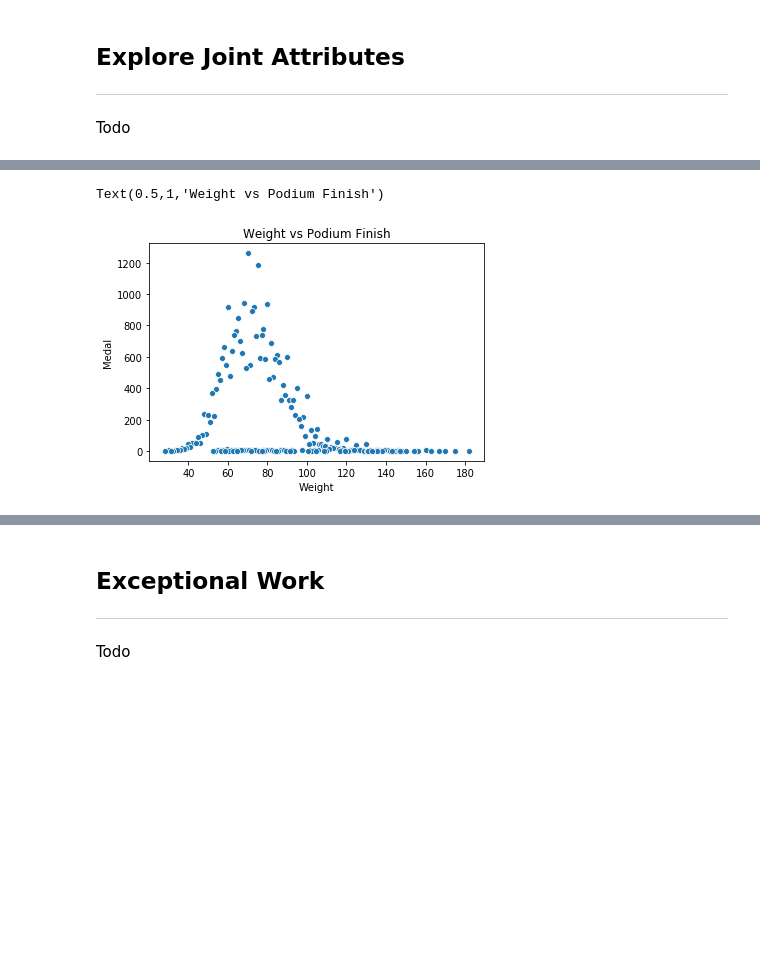
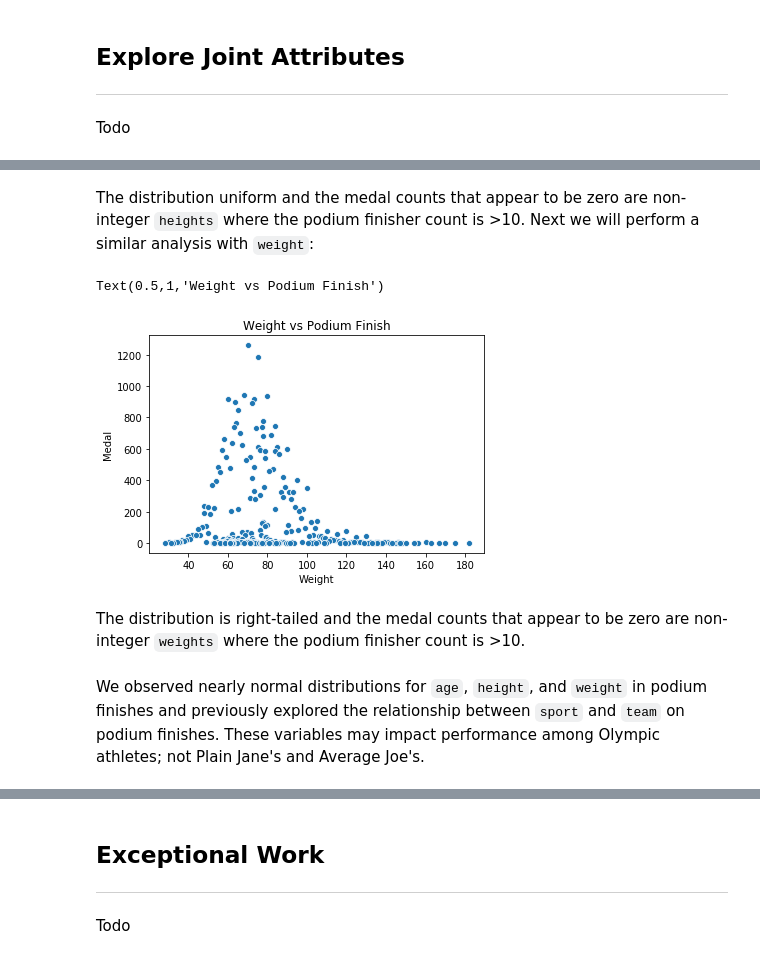
Before and after one commit to i4a/olympics, a Jupyter notebook: LabAssignmentOne.ipynb, the cells around one changed output, grey strips where cells are left out. Drawn from its saved outputs; the diff is of its cells as text; code cells hidden in the pictures; blank space fills up the shorter version.

```diff
--- a/LabAssignmentOne.ipynb
+++ b/LabAssignmentOne.ipynb
@@ -14,7 +14,7 @@ import warnings
 import numpy as np
 warnings.filterwarnings("ignore")
 # %%
-df = pd.read_csv("E:/gitrepos/olympics/data/athlete_events.csv")
+df = pd.read_csv('data/athletes_cleaned_merged.csv')
 # %% [markdown]
 ## Business Understanding
 ---
@@ -131,8 +93,10 @@ Next we will perform a similar analysis with weight.
+# %% [markdown]
+The distribution uniform and the medal counts that appear to be zero are non-integer `heights` where the podium finisher count is >10. Next we will perform a similar analysis with `weight`:
 # %%
-weight_info = df[df['Medal'].notna()].groupby(['Weight'])['Medal'].count().sort_values(ascending=False)
+weight_info = df[df['Medal'] != 'No Medal'].groupby(['Weight'])['Medal'].count().sort_values(ascending=False)
 weight_df = pd.DataFrame({'Weight': weight_info.index, 'Medal': weight_info.values })
 sns.scatterplot(x="Weight", y="Medal", data=weight_df)
 plt.title("Weight vs Podium Finish")
 # %% [output]
 Text(0.5,1,'Weight vs Podium Finish')
-[figure, old version]
+[figure, new version]
@@ -141,3 +103,7 @@ weight_df.describe()
+# %% [markdown]
+The distribution is right-tailed and the medal counts that appear to be zero are non-integer `weights` where the podium finisher count is >10.
+# %% [markdown]
+We observed nearly normal distributions for `age`, `height`, and `weight` in podium finishes and previously explored the relationship between `sport` and `team` on podium finishes. These variables may impact performance among Olympic athletes; not Plain Jane's and Average Joe's.
 # %% [markdown]
 ## New Features
 ---
```
Also changed, not shown: parts of 13 cells of this notebook, 2 other files.
